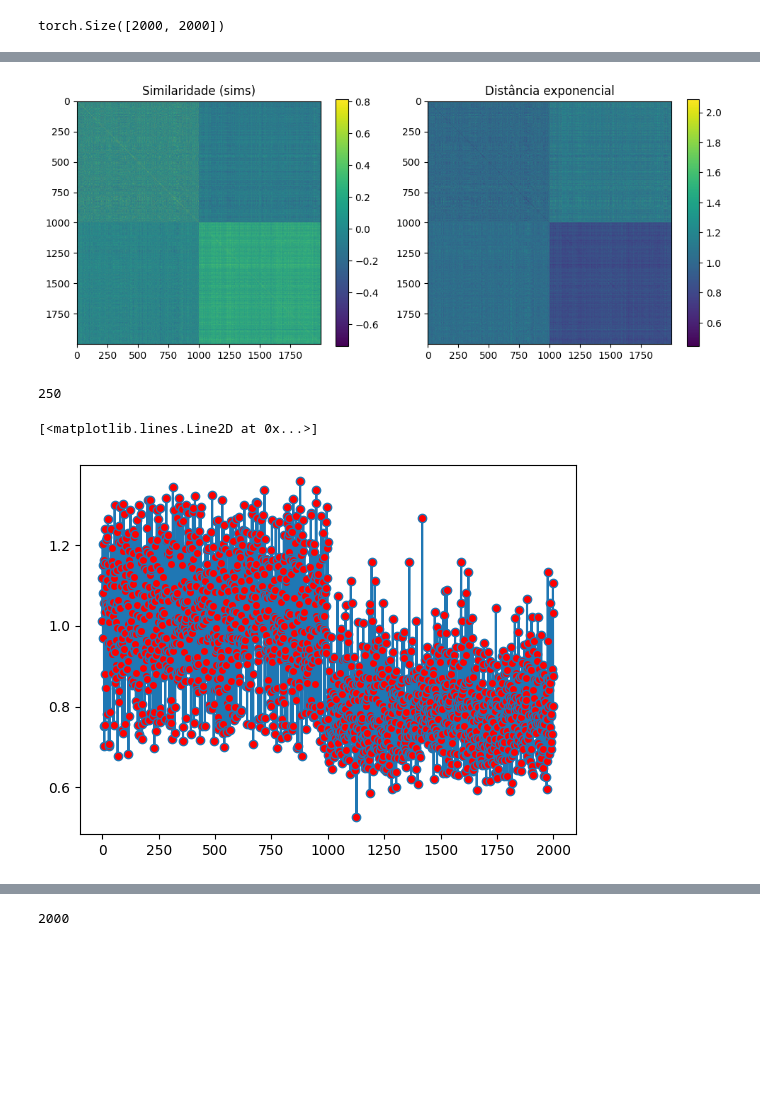
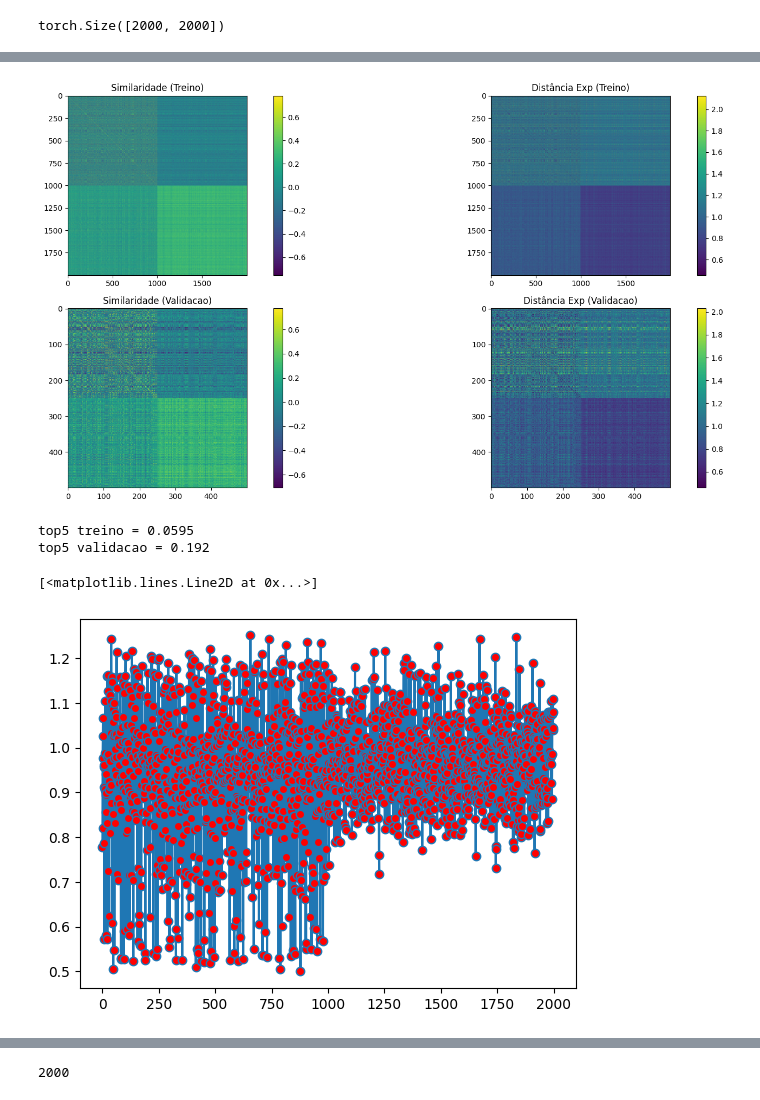
Before and after one commit to Krayth/TCC-graphs-CLIP-test2, a Jupyter notebook: Treinamento.ipynb, the cells around one changed output, grey strips where cells are left out. Cells and saved outputs as stored; diff of their text form; code cells hidden in the pictures; blank space fills up the shorter version.

```diff
--- a/Treinamento.ipynb
+++ b/Treinamento.ipynb
@@ -156,4 +198,8 @@ Silhueta: 0.2415
 len(ds_train)
 # %% [output]
 2000
+# %%
+# Calcula similaridades
+sims_train = compute_sims(model, ds_train, device=device)
+sims_valid = compute_sims(model, ds_valid, device=device)
 # %%
@@ -220,39 +274,55 @@ plt.show()
 # %%
-sims_plot = sims.detach().cpu()
-dist_plot = torch.exp(-sims).detach().cpu()
+sims_train_matrix = sims_train.detach().cpu()
+dist_train_matrix = torch.exp(-sims_train).detach().cpu()
 
-fig, axes = plt.subplots(1, 2, figsize=(10, 4))  # 1 linha, 2 colunas
+sims_valid_matrix = sims_valid.detach().cpu()
+dist_valid_matrix = torch.exp(-sims_valid).detach().cpu()
+
+fig, axes = plt.subplots(2, 2, figsize=(18, 8))  # 2 linhas, 2 colunas
+axes = axes.flatten()
 
 # Plot da similaridade
-im0 = axes[0].imshow(sims_plot, cmap='viridis')
-axes[0].set_title("Similaridade (sims)")
+im0 = axes[0].imshow(sims_train_matrix, cmap='viridis')
+axes[0].set_title("Similaridade (Treino)")
 fig.colorbar(im0, ax=axes[0])
 
 # Plot da distância exponencial
-im1 = axes[1].imshow(dist_plot, cmap='viridis')
-axes[1].set_title("Distância exponencial")
+im1 = axes[1].imshow(dist_train_matrix, cmap='viridis')
+axes[1].set_title("Distância Exp (Treino)")
 fig.colorbar(im1, ax=axes[1])
+
+# Plot da similaridade
+im2 = axes[2].imshow(sims_valid_matrix, cmap='viridis')
+axes[2].set_title("Similaridade (Validacao)")
+fig.colorbar(im2, ax=axes[2])
+
+# Plot da distância exponencial
+im3 = axes[3].imshow(dist_valid_matrix, cmap='viridis')
+axes[3].set_title("Distância Exp (Validacao)")
+fig.colorbar(im3, ax=axes[3])
 
 plt.tight_layout()
 plt.show()
 # %% [output]
-[figure, old version]
+[figure, new version]
-# %%
-import random
-
-#index[0-1000] = star
-#index[1000-2000] = grid
-rand_idx = random.randint(0,1000)
-rand_idx
-# %% [output]
-250
+# %%
+from sklearn.metrics import top_k_accuracy_score
+
+top = 5
+top_k_train = top_k_accuracy_score(range(len(sims_train)), sims_train.cpu(), k=top)
+top_k_valid = top_k_accuracy_score(range(len(sims_valid)), sims_valid.cpu(), k=top)
+
+print(f"top{top} treino = {top_k_train}\ntop{top} validacao = {top_k_valid}")
+# %% [output]
+top5 treino = 0.0595
+top5 validacao = 0.192
 # %%
-idx_ref = 1100
-sims_img = sims[idx_ref]
+idx_ref = 600
+sims_img = sims_train[idx_ref]
 plt.plot(torch.exp(-sims_img.cpu()), "-o", markerfacecolor="red")
 # %% [output]
 [<matplotlib.lines.Line2D at 0x...>]
-[figure, old version]
+[figure, new version]
 # %%
 def organize(idx_ref, sims, ds, columns):
 
```
Also changed, not shown: parts of 14 cells of this notebook, 1 other file.
